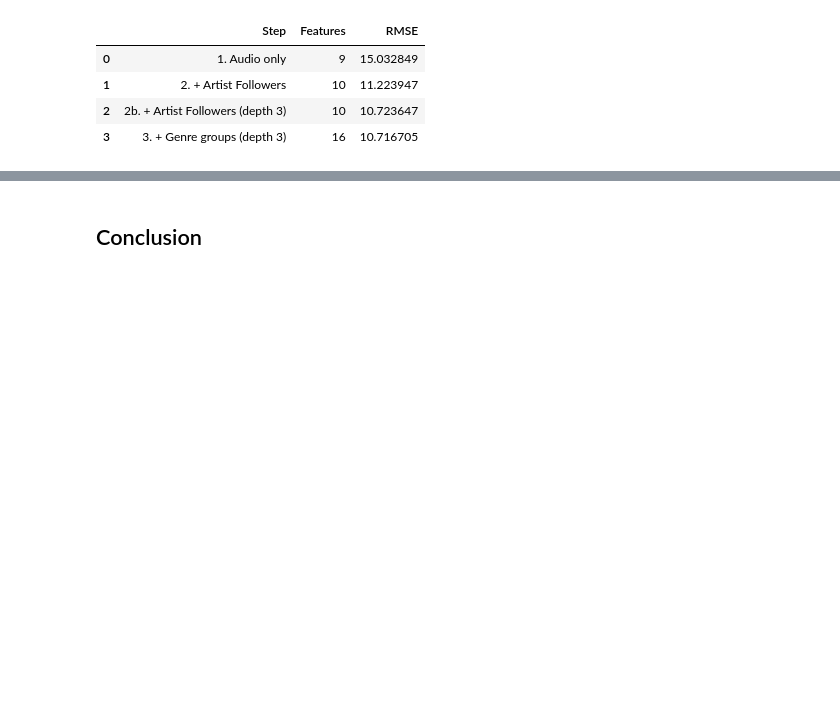
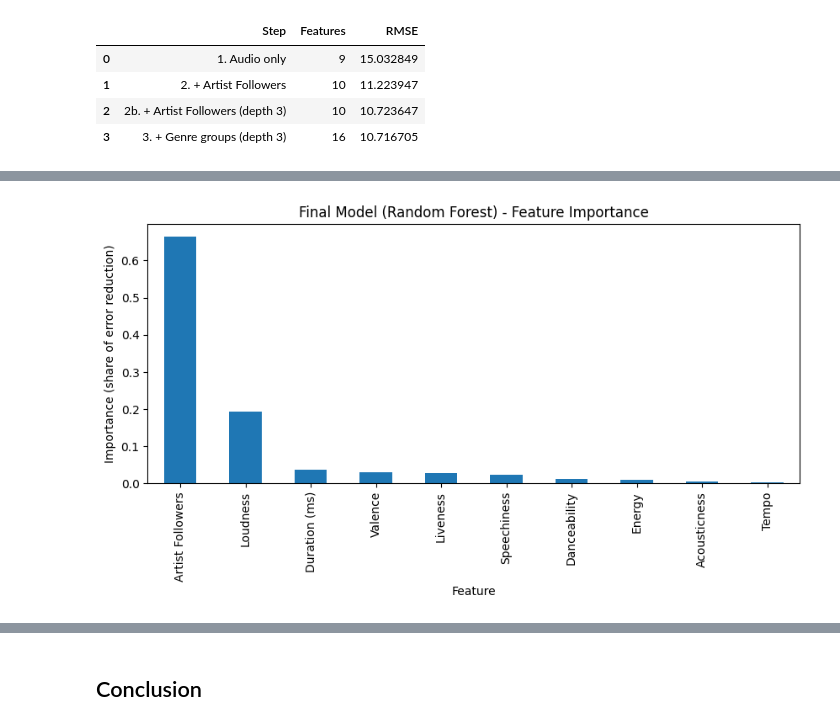
Before and after one commit to cnmi-ds-22/hmsealy___Data-Science-Portofolio-C22-, a Jupyter notebook: Modules/Module_4_Tree_Based_Methods/Projects/Instructions/Project.4-Spotify/Spotify.Pass-10.ipynb, the cells around one changed output, grey strips where cells are left out. Saved outputs shown, nothing was run; the diff lists cells and outputs as text; code cells hidden in the pictures; blank space fills up the shorter version.

```diff
--- a/Modules/Module_4_Tree_Based_Methods/Projects/Instructions/Project.4-Spotify/Spotify.Pass-10.ipynb
+++ b/Modules/Module_4_Tree_Based_Methods/Projects/Instructions/Project.4-Spotify/Spotify.Pass-10.ipynb
@@ -690,0 +695,14 @@ pd.DataFrame(iteration_log)
+# %%
+# Fit the final model once on a fixed split to see which features it relied on
+X_final = p10_clean[step2_cols]
+y_final = p10_clean[target_col]
+
+X_train, X_test, y_train, y_test = train_test_split(X_final, y_final, test_size=0.25, random_state=42)
+final_model = RandomForestRegressor(max_depth=3, n_jobs=-1, random_state=42)
+final_model.fit(X_train, y_train)
+
+# Each feature's share of the error reduction (all shares add up to 1)
+final_importance_df = pd.DataFrame({'Feature': step2_cols,
+                                    'Importance': final_model.feature_importances_})
+final_importance_df = final_importance_df.sort_values('Importance', ascending=False)
+final_importance_df
@@ -690,0 +721,8 @@ pd.DataFrame(iteration_log)
+# %%
+# Bar chart of the final model's feature importance
+final_importance_df.plot(x='Feature', y='Importance', kind='bar', figsize=(10,4), legend=False)
+plt.ylabel('Importance (share of error reduction)')
+plt.title('Final Model (Random Forest) - Feature Importance')
+plt.show()
+# %% [output]
+[figure, added]
```
Also changed, not shown: parts of 3 cells of this notebook.
